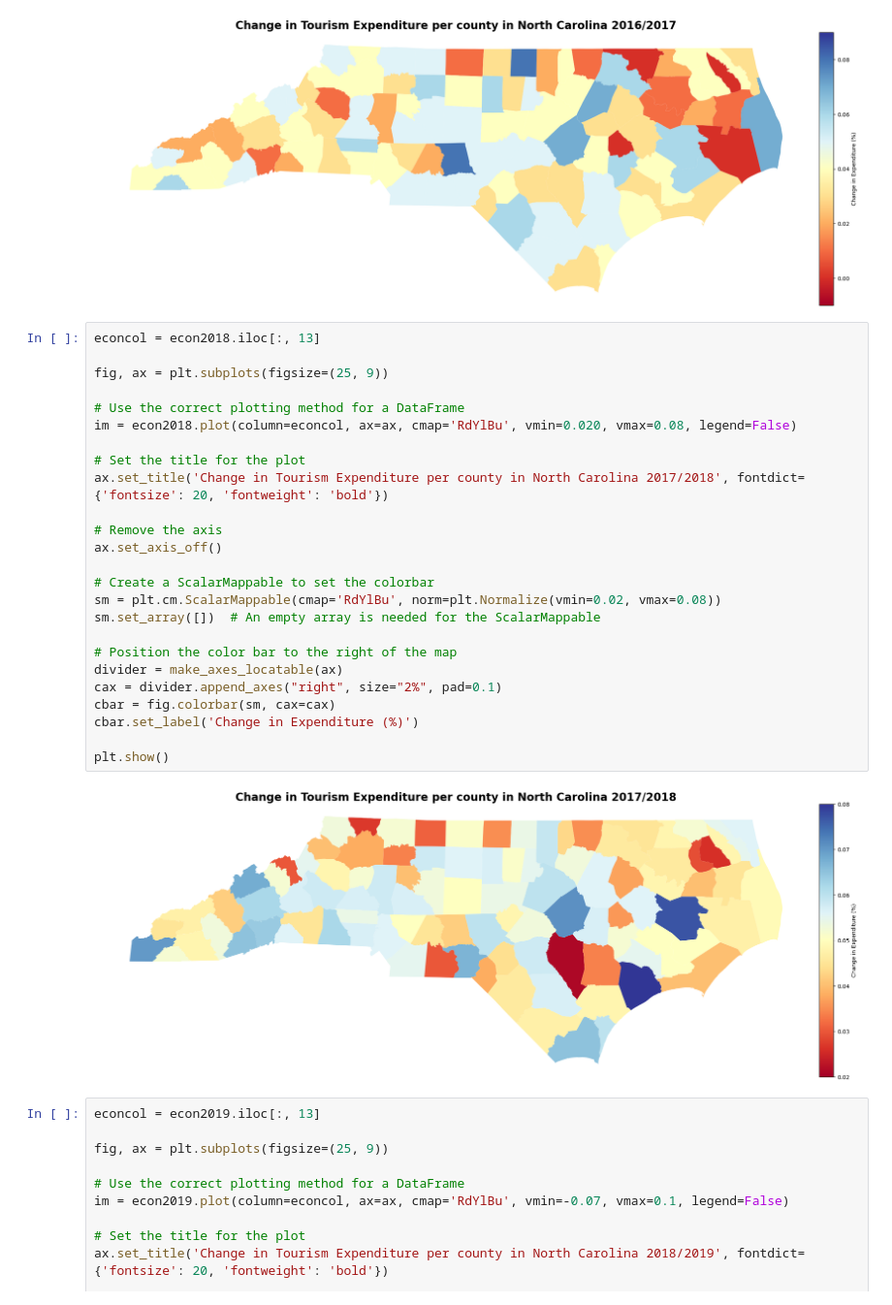
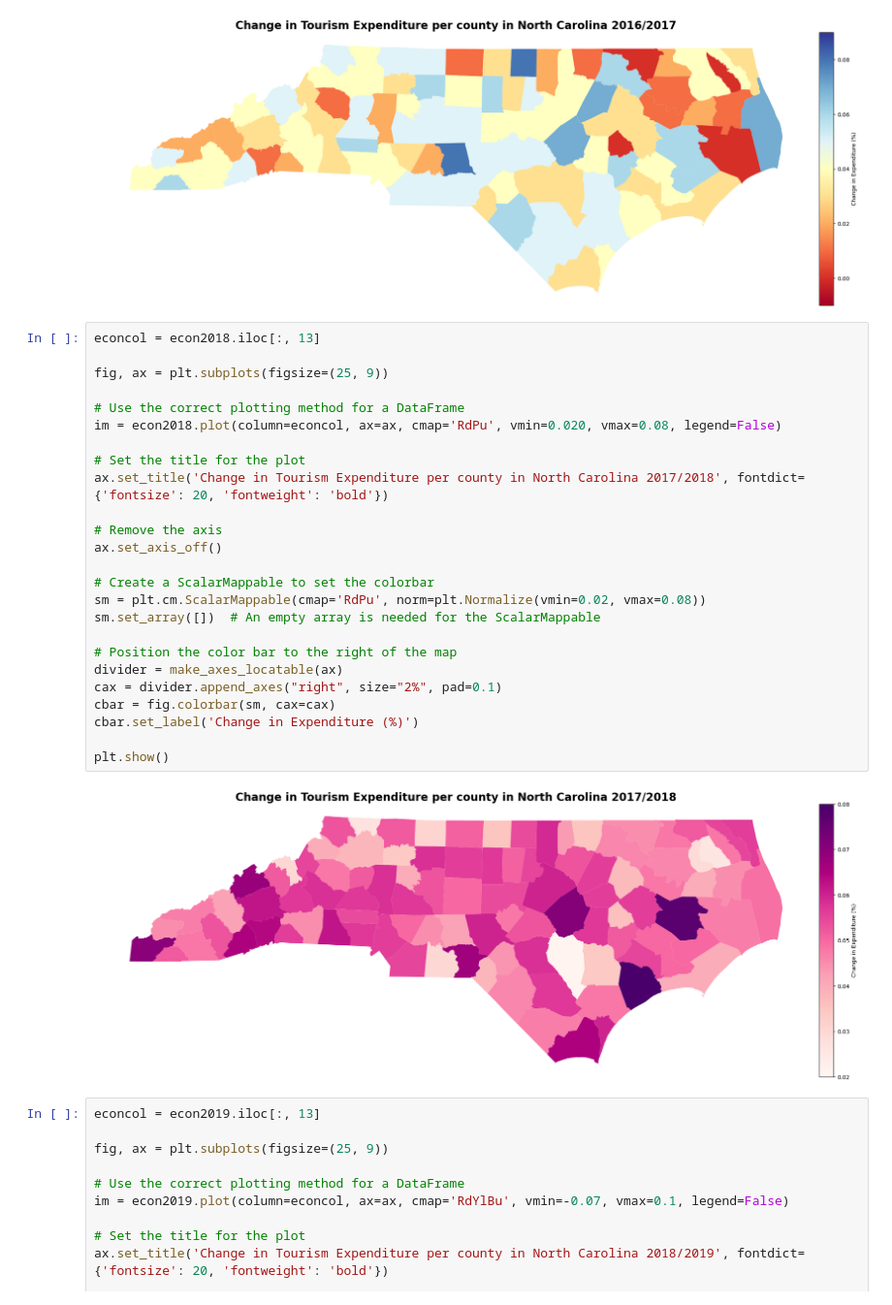
Before and after one commit to ajrossprtm/finalprojectGIS495, a Jupyter notebook: attempt2.ipynb, the cells around one changed output. Shown at 97% size. Saved outputs shown, nothing was run; the diff lists cells and outputs as text.

Commit message:
changed econ plots with no negative values to cmap 'RdPu'

```diff
--- a/attempt2.ipynb
+++ b/attempt2.ipynb
@@ -645,30 +645,30 @@ plt.show()
 # %%
 econcol = econ2018.iloc[:, 13]
 
 fig, ax = plt.subplots(figsize=(25, 9))
 
 # Use the correct plotting method for a DataFrame
-im = econ2018.plot(column=econcol, ax=ax, cmap='RdYlBu', vmin=0.020, vmax=0.08, legend=False)
+im = econ2018.plot(column=econcol, ax=ax, cmap='RdPu', vmin=0.020, vmax=0.08, legend=False)
 
 # Set the title for the plot
 ax.set_title('Change in Tourism Expenditure per county in North Carolina 2017/2018', fontdict={'fontsize': 20, 'fontweight': 'bold'})
 
 # Remove the axis
 ax.set_axis_off()
 
 # Create a ScalarMappable to set the colorbar
-sm = plt.cm.ScalarMappable(cmap='RdYlBu', norm=plt.Normalize(vmin=0.02, vmax=0.08))
+sm = plt.cm.ScalarMappable(cmap='RdPu', norm=plt.Normalize(vmin=0.02, vmax=0.08))
 sm.set_array([])  # An empty array is needed for the ScalarMappable
 
 # Position the color bar to the right of the map
 divider = make_axes_locatable(ax)
 cax = divider.append_axes("right", size="2%", pad=0.1)
 cbar = fig.colorbar(sm, cax=cax)
 cbar.set_label('Change in Expenditure (%)')
 
 plt.show()
 # %% [output]
-[figure, old version]
+[figure, new version]
 # %%
 econcol = econ2019.iloc[:, 13]
 
```
Also changed, not shown: parts of 1 cell of this notebook.
